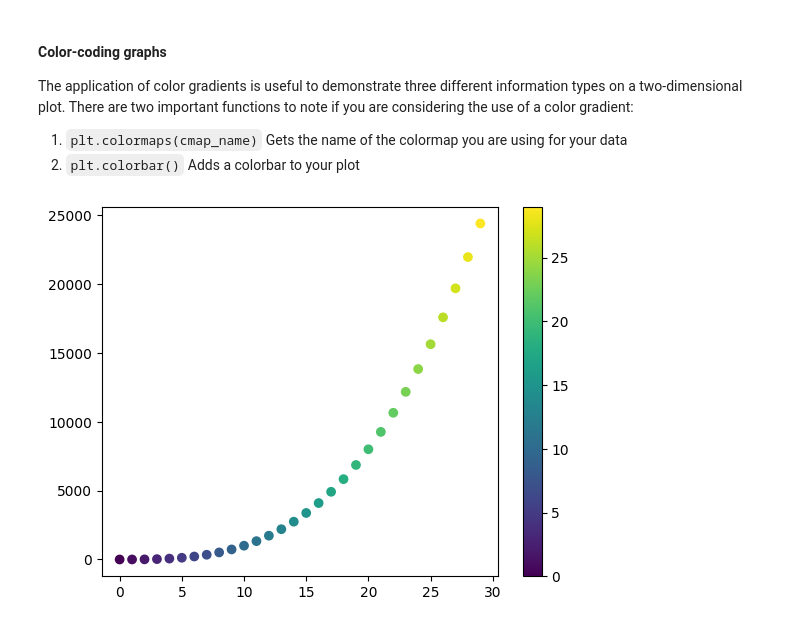
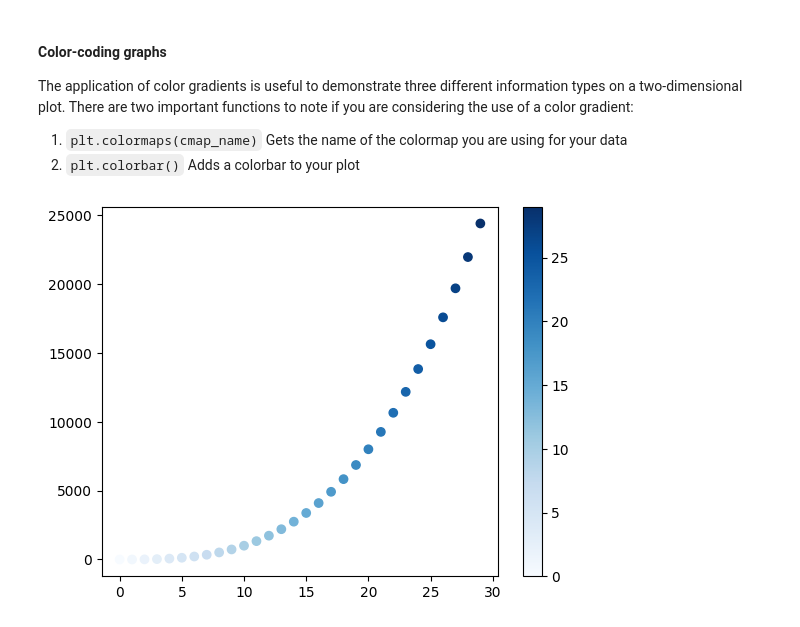
Before and after one commit to TrevorJA/AquaticAlgorithms, a Jupyter notebook: P0_Python_Introduction.ipynb, the cells around one changed output. Drawn from its saved outputs; the diff is of its cells as text; code cells hidden in the pictures.

```diff
--- a/P0_Python_Introduction.ipynb
+++ b/P0_Python_Introduction.ipynb
@@ -422,14 +449,14 @@ The application of color gradients is useful to demonstrate three different info
 # %%
 import numpy as np
 import matplotlib.pyplot as plt
 
 # Matplotlib color gradient example
 x = np.arange(30)
 y = x**3
 t = x
 
-plt.scatter(x, y, c=t)
+plt.scatter(x, y, c=t, cmap='Blues')
 plt.colorbar()
 plt.show()
 # %% [output]
-[figure, old version]
+[figure, new version]
```
Also changed, not shown: parts of 25 cells of this notebook, 5 other files.
